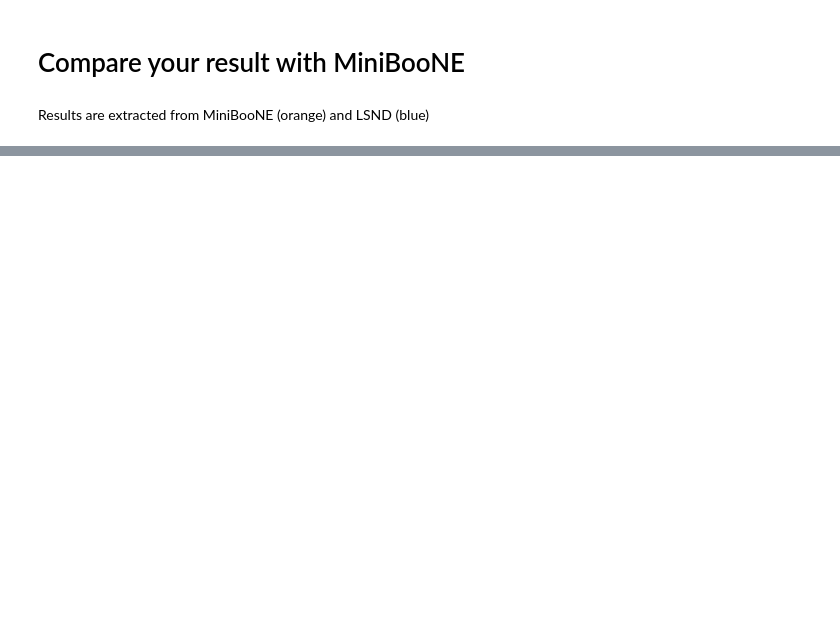
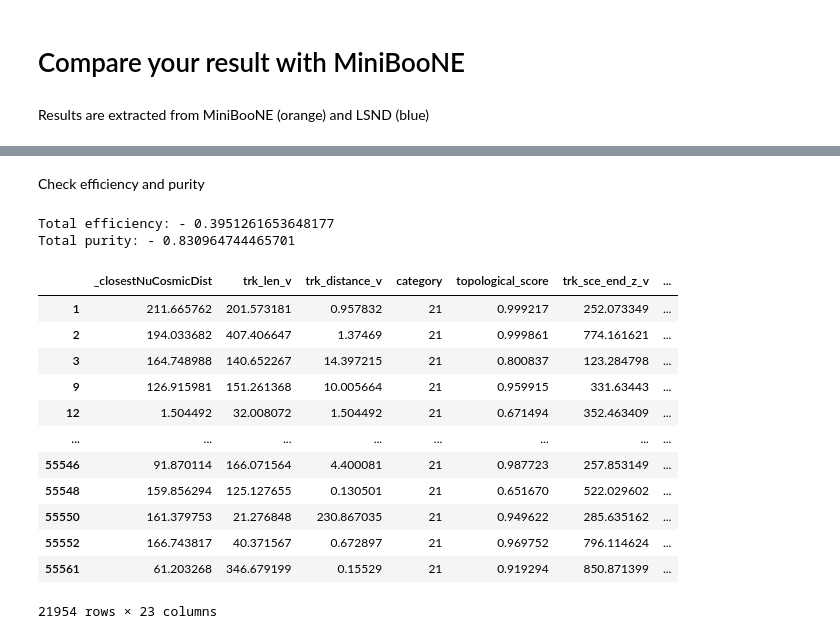
Before and after one commit to fredrikshaw/UOMLabs, a Jupyter notebook: MainAnalysis_template.ipynb, the cells around one changed output, grey strips where cells are left out. Saved outputs shown, nothing was run; the diff lists cells and outputs as text; code cells hidden in the pictures; blank space fills up the shorter version.

```diff
--- a/MainAnalysis_template.ipynb
+++ b/MainAnalysis_template.ipynb
@@ -338,7 +297,8 @@ histogram_plot(MC_frame, variable, bins, name, scaling, xlims=[], plot_fig=True,
 # %% [markdown]
 Modify selection cuts. Remember to cut the same variables in both data sets.
 # %%
-for name in features:
-    print(name)
-    if 'trk_sce_start' in name.lower():# or "topological" in name.lower() or "trk_score" in name.lower():
-        Neutrino_functions.histogram_plot(MC_frame = MC_EXT, variable=name, bins=20, name=name, scaling=MC_EXT['weight'], xlims=[min(MC_EXT[name]), max(MC_EXT[name])], plot_data=False)
+if B_RUN_EVERYTHING:
+    for name in features:
+        print(name)
+        if 'trk_sce_start' in name.lower():# or "topological" in name.lower() or "trk_score" in name.lower():
+            Neutrino_functions.histogram_plot(MC_frame = MC_EXT, variable=name, bins=20, name=name, scaling=MC_EXT['weight'], xlims=[min(MC_EXT[name]), max(MC_EXT[name])], plot_data=False)
@@ -365,5 +305,5 @@ trk_energy_tot
 # %%
-def Selections(frame, cuts, return_params = False):
+def Selections(frame, cuts = {}, selection_array = None, return_params = False):
     frame_length_init = len(frame)
     # Iterate through lims in "cuts" dictionary
     for name, lims in cuts.items():
@@ -401,9 +341,16 @@ def Selections(frame, cuts, return_params = False):
         purity = len_signal/len(frame)
         if not return_params:
             print(f'Cut: {name} - {lims}\nEfficiency: {len(frame)/frame_length_init_cut}\nPurity initial: {signal_len_init_cut/frame_length_init_cut}\nPurity: {purity}\n')
+
+    if not isinstance(selection_array, type(None)):
+        frame = frame[selection_array]
+        len_signal = len(frame[frame.category == 21])
+        purity = len_signal/len(frame)
+
     efficiency = len(frame)/frame_length_init
     if not return_params:
         print(f'Total efficiency: - {efficiency}')
+        print(f'Total purity: - {purity}')
         print('\n\n\n')
 
     if return_params:
@@ -941,0 +860,21 @@ plt.show()
+# %% [markdown]
+Check efficiency and purity
+# %%
+selection_array = rf.predict(MC_EXT_ML[features])
+Selections(MC_EXT_ML, selection_array=selection_array)
+# %% [output]
+Total efficiency: - 0.3951261653648177
+Total purity: - 0.830964744465701
+|  | _closestNuCosmicDist | trk_len_v | trk_distance_v | category | topological_score | trk_sce_end_z_v | ... |
+| 1 | 211.665762 | 201.573181 | 0.957832 | 21 | 0.999217 | 252.073349 | ... |
+| 2 | 194.033682 | 407.406647 | 1.37469 | 21 | 0.999861 | 774.161621 | ... |
+| 3 | 164.748988 | 140.652267 | 14.397215 | 21 | 0.800837 | 123.284798 | ... |
+| 9 | 126.915981 | 151.261368 | 10.005664 | 21 | 0.959915 | 331.63443 | ... |
+| 12 | 1.504492 | 32.008072 | 1.504492 | 21 | 0.671494 | 352.463409 | ... |
+| ... | ... | ... | ... | ... | ... | ... | ... |
+| 55546 | 91.870114 | 166.071564 | 4.400081 | 21 | 0.987723 | 257.853149 | ... |
+| 55548 | 159.856294 | 125.127655 | 0.130501 | 21 | 0.651670 | 522.029602 | ... |
+| 55550 | 161.379753 | 21.276848 | 230.867035 | 21 | 0.949622 | 285.635162 | ... |
+| 55552 | 166.743817 | 40.371567 | 0.672897 | 21 | 0.969752 | 796.114624 | ... |
+| 55561 | 61.203268 | 346.679199 | 0.15529 | 21 | 0.919294 | 850.871399 | ... |
+21954 rows × 23 columns
```
Also changed, not shown: parts of 48 cells of this notebook.
